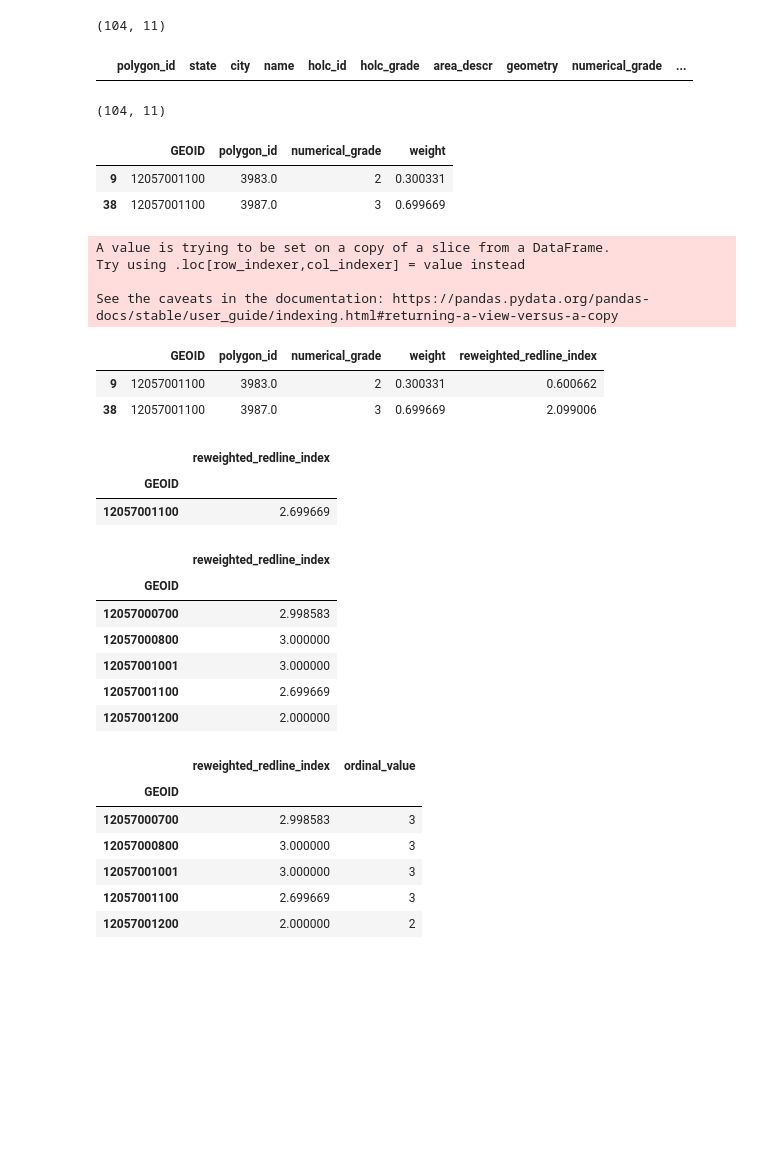
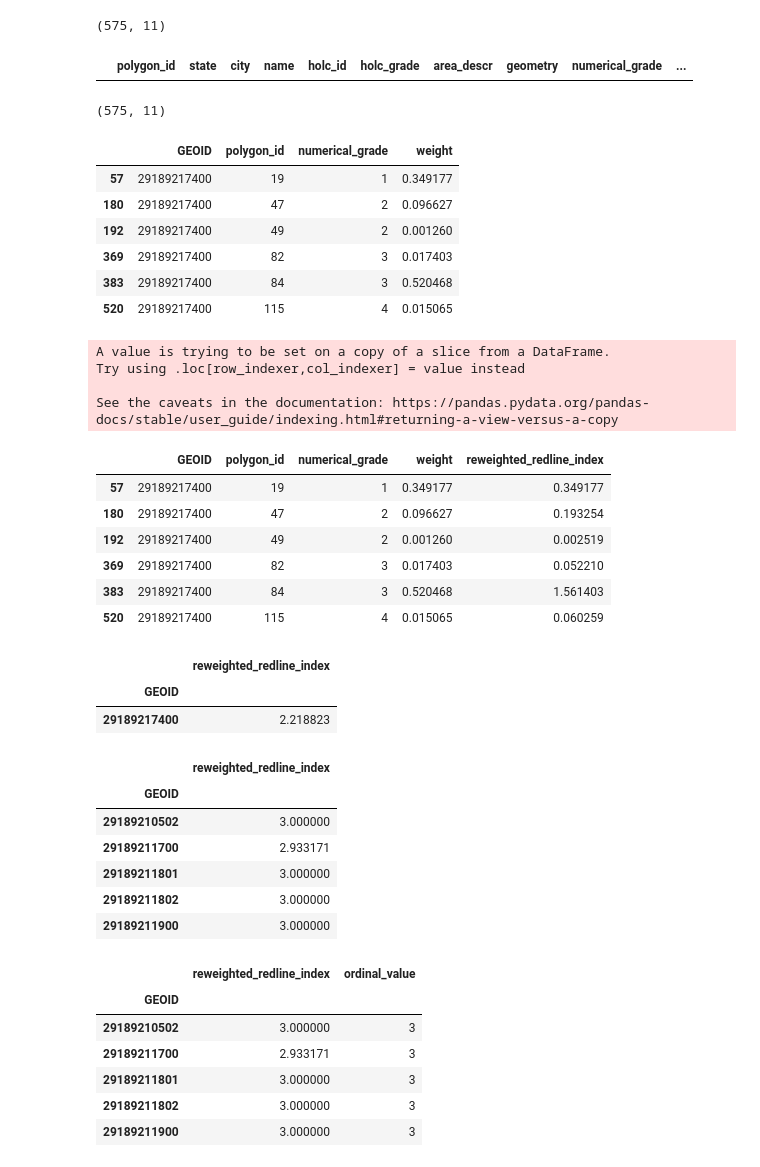
Before and after one commit to mjumbewu/COVIDRedlining, a Jupyter notebook: redline_geoprocess.ipynb, the cells around one changed output. Cells and saved outputs as stored; diff of their text form; code cells hidden in the pictures; blank space fills up the shorter version.

```diff
--- a/redline_geoprocess.ipynb
+++ b/redline_geoprocess.ipynb
@@ -4,7 +4,7 @@ import pandas as pd
 import geopandas as gpd
 # %%
 #Load the spatial intersection file generated using spatial outlining notebook
-intersection = pd.read_csv('/home/jovyan/work/COVIDRedlining/data/tampa/tampa_redline_intersection.csv')
+intersection = pd.read_csv('/home/jovyan/work/COVIDRedlining/data/stlouis/stlouis_redline_intersection.csv')
 intersection.head()
 # %% [output]
 |  | GEOID | polygon_id | weight |
@@ -16,6 +16,6 @@ intersection.head()
 # %%
 #Load the Redlining Shapefile
-redline = gpd.read_file('/home/jovyan/work/COVIDRedlining/data/tampa/tampa redlining/tampa_redlining.shp')
+redline = gpd.read_file('/home/jovyan/work/COVIDRedlining/data/stlouis/stlouis_new_shp.geojson')
 redline.head()
 # %% [output]
 |  | polygon_id | state | city | name | holc_id | holc_grade | area_descr | geometry |
@@ -67,7 +67,7 @@ output_combined.head()
 #Viewing the shape of the data
 output_combined.shape
 # %% [output]
-(104, 11)
+(575, 11)
 # %%
 #Check if rows are NA - some polygons have NULL IDs
 output_combined[output_combined['polygon_id'].isna()]
@@ -78,46 +78,54 @@ output_combined[output_combined['polygon_id'].isna()]
 output_combined = output_combined[output_combined['polygon_id'].notna()]
 output_combined.shape
 # %% [output]
-(104, 11)
+(575, 11)
 # %%
 #Subsetting redline numerical index and spatial weights
 redline_index = output_combined[['GEOID','polygon_id','numerical_grade','weight']]
-redline_index[redline_index['GEOID']==12057001100]
+redline_index[redline_index['GEOID']==29189217400]
 # %% [output]
 |  | GEOID | polygon_id | numerical_grade | weight |
-| 9 | 12057001100 | 3983.0 | 2 | 0.300331 |
-| 38 | 12057001100 | 3987.0 | 3 | 0.699669 |
+| 57 | 29189217400 | 19 | 1 | 0.349177 |
+| 180 | 29189217400 | 47 | 2 | 0.096627 |
+| 192 | 29189217400 | 49 | 2 | 0.001260 |
+| 369 | 29189217400 | 82 | 3 | 0.017403 |
+| 383 | 29189217400 | 84 | 3 | 0.520468 |
+| 520 | 29189217400 | 115 | 4 | 0.015065 |
 # %%
 #Reweighting the redlining numerical index
 redline_index['reweighted_redline_index'] = redline_index['numerical_grade'] * redline_index['weight']
-redline_index[redline_index['GEOID']==12057001100]
+redline_index[redline_index['GEOID']==29189217400]
 # %% [output]
 A value is trying to be set on a copy of a slice from a DataFrame.
 Try using .loc[row_indexer,col_indexer] = value instead
 
 See the caveats in the documentation: https://pandas.pydata.org/pandas-docs/stable/user_guide/indexing.html#returning-a-view-versus-a-copy
 |  | GEOID | polygon_id | numerical_grade | weight | reweighted_redline_index |
-| 9 | 12057001100 | 3983.0 | 2 | 0.300331 | 0.600662 |
-| 38 | 12057001100 | 3987.0 | 3 | 0.699669 | 2.099006 |
+| 57 | 29189217400 | 19 | 1 | 0.349177 | 0.349177 |
+| 180 | 29189217400 | 47 | 2 | 0.096627 | 0.193254 |
+| 192 | 29189217400 | 49 | 2 | 0.001260 | 0.002519 |
+| 369 | 29189217400 | 82 | 3 | 0.017403 | 0.052210 |
+| 383 | 29189217400 | 84 | 3 | 0.520468 | 1.561403 |
+| 520 | 29189217400 | 115 | 4 | 0.015065 | 0.060259 |
 # %%
 #Grouping reweighted redline index by GEOID
 redline_index_grouped = redline_index[['GEOID','reweighted_redline_index']].groupby('GEOID').sum()
-redline_index_grouped[redline_index_grouped.index==12057001100]
+redline_index_grouped[redline_index_grouped.index==29189217400]
 # %% [output]
 |  | reweighted_redline_index |
 | GEOID |  |
-| 12057001100 | 2.699669 |
+| 29189217400 | 2.218823 |
 # %%
 #Visualising the dataset
 redline_index_grouped.head()
 # %% [output]
 |  | reweighted_redline_index |
 | GEOID |  |
-| 12057000700 | 2.998583 |
-| 12057000800 | 3.000000 |
-| 12057001001 | 3.000000 |
-| 12057001100 | 2.699669 |
-| 12057001200 | 2.000000 |
+| 29189210502 | 3.000000 |
+| 29189211700 | 2.933171 |
+| 29189211801 | 3.000000 |
+| 29189211802 | 3.000000 |
+| 29189211900 | 3.000000 |
 # %%
 #Reconverting reweighted values to ordinal
 def ordinal_values(row):
@@ -142,10 +150,10 @@ redline_index_grouped.head()
 # %% [output]
 |  | reweighted_redline_index | ordinal_value |
 | GEOID |  |  |
-| 12057000700 | 2.998583 | 3 |
-| 12057000800 | 3.000000 | 3 |
-| 12057001001 | 3.000000 | 3 |
-| 12057001100 | 2.699669 | 3 |
-| 12057001200 | 2.000000 | 2 |
+| 29189210502 | 3.000000 | 3 |
+| 29189211700 | 2.933171 | 3 |
+| 29189211801 | 3.000000 | 3 |
+| 29189211802 | 3.000000 | 3 |
+| 29189211900 | 3.000000 | 3 |
 # %%
 #Load Census Tract Data
```
Also changed, not shown: parts of 7 cells of this notebook, 31 other files.
